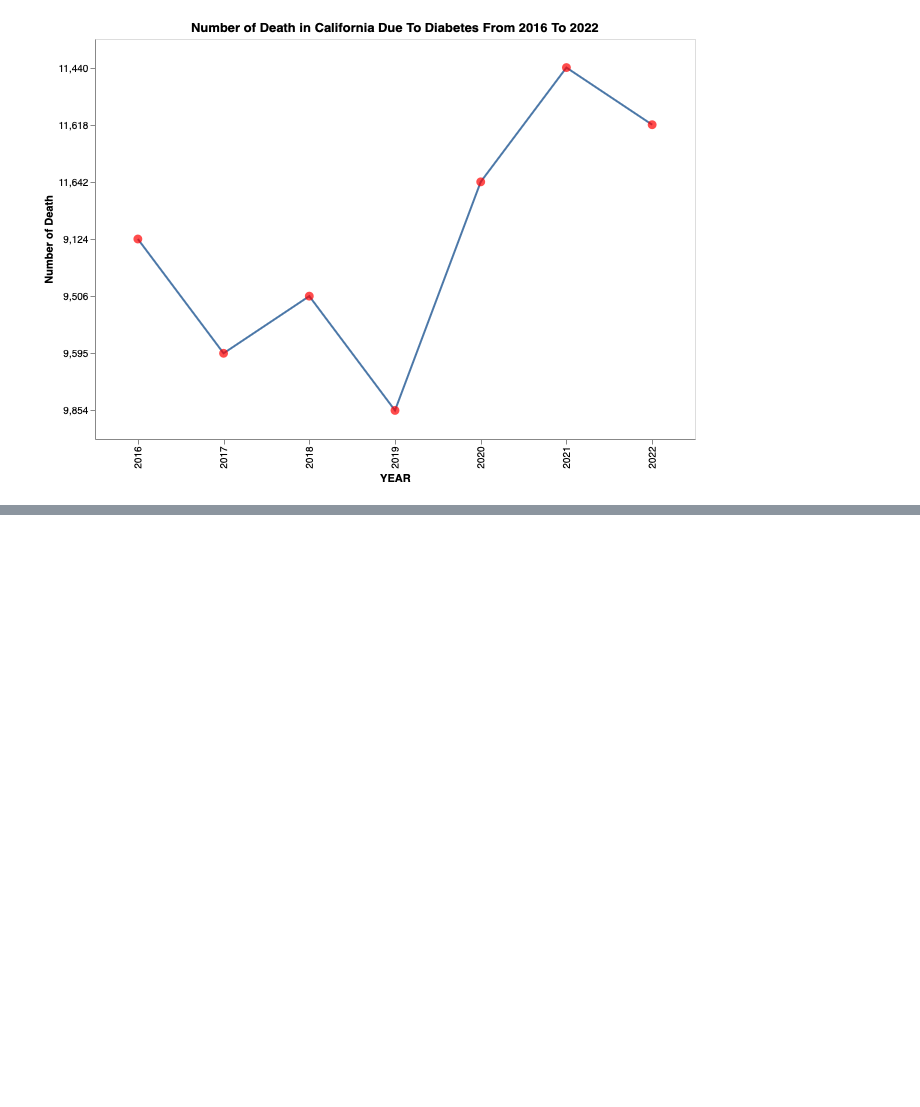
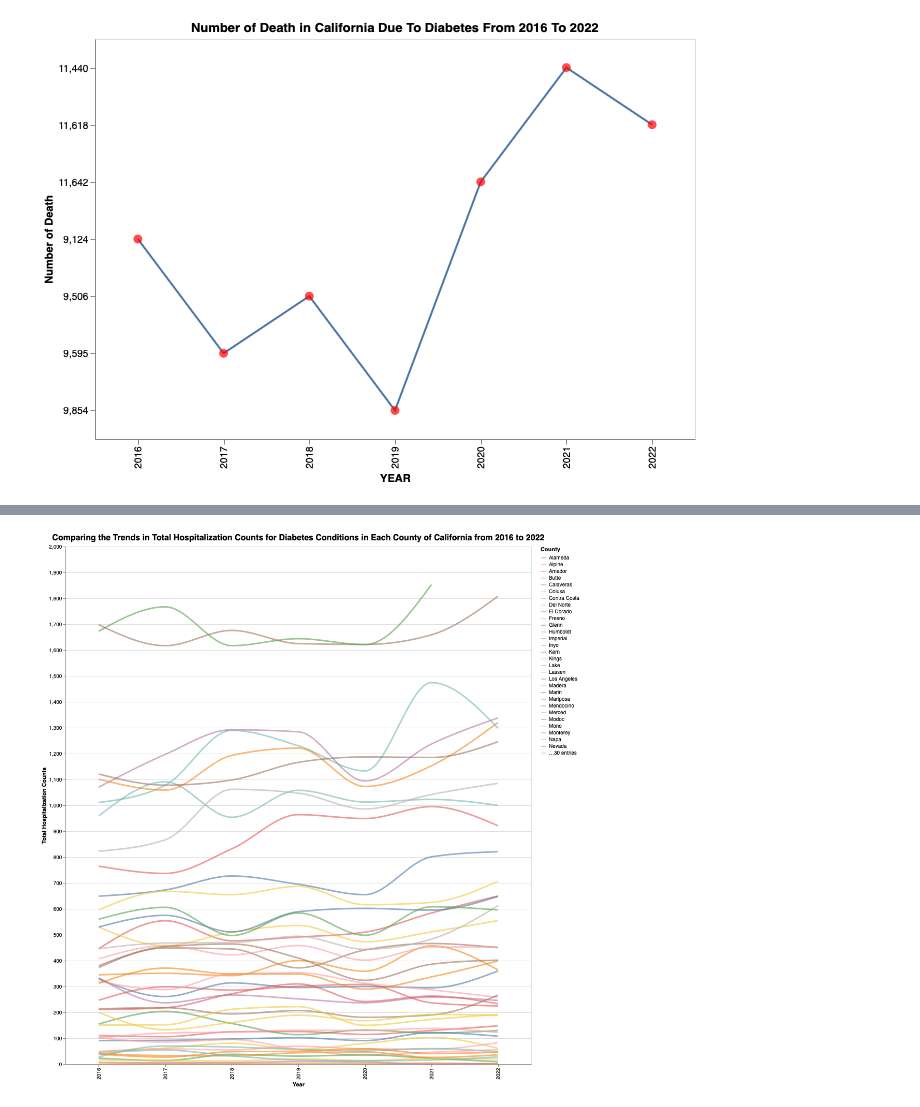
Before and after one commit to Jitao-Z/DB-Research-Project, a Jupyter notebook: analysis/EDA.ipynb, the cells around one changed output, grey strips where cells are left out. Drawn from its saved outputs; the diff is of its cells as text; code cells hidden in the pictures; blank space fills up the shorter version.

```diff
--- a/analysis/EDA.ipynb
+++ b/analysis/EDA.ipynb
@@ -120,0 +107,23 @@ vis_2
+# %%
+# Again, you can hover your mouse over a specific year point on the line to view the detailed information.
+
+vis3 = alt.Chart(counties).mark_line(
+    strokeWidth = 3,
+    opacity = 0.6,
+    interpolate='monotone'
+).encode(
+    alt.X('Year:O'),
+    alt.Y('sum(Count_ICD10):Q', title = 'Total Hospitalization Counts'),
+    alt.Color('County'),
+    alt.Tooltip(['Year', 'County', 'sum(Count_ICD10)'])
+).properties(
+    title = 'Comparing the Trends in Total Hospitalization Counts for Diabetes Conditions in Each County of California from 2016 to 2022',
+    width = 900,
+    height = 1000
+).configure_title(
+    fontSize = 16
+)
+
+vis3
+# %% [output]
+[figure, added]
```
Also changed, not shown: parts of 9 cells of this notebook.
